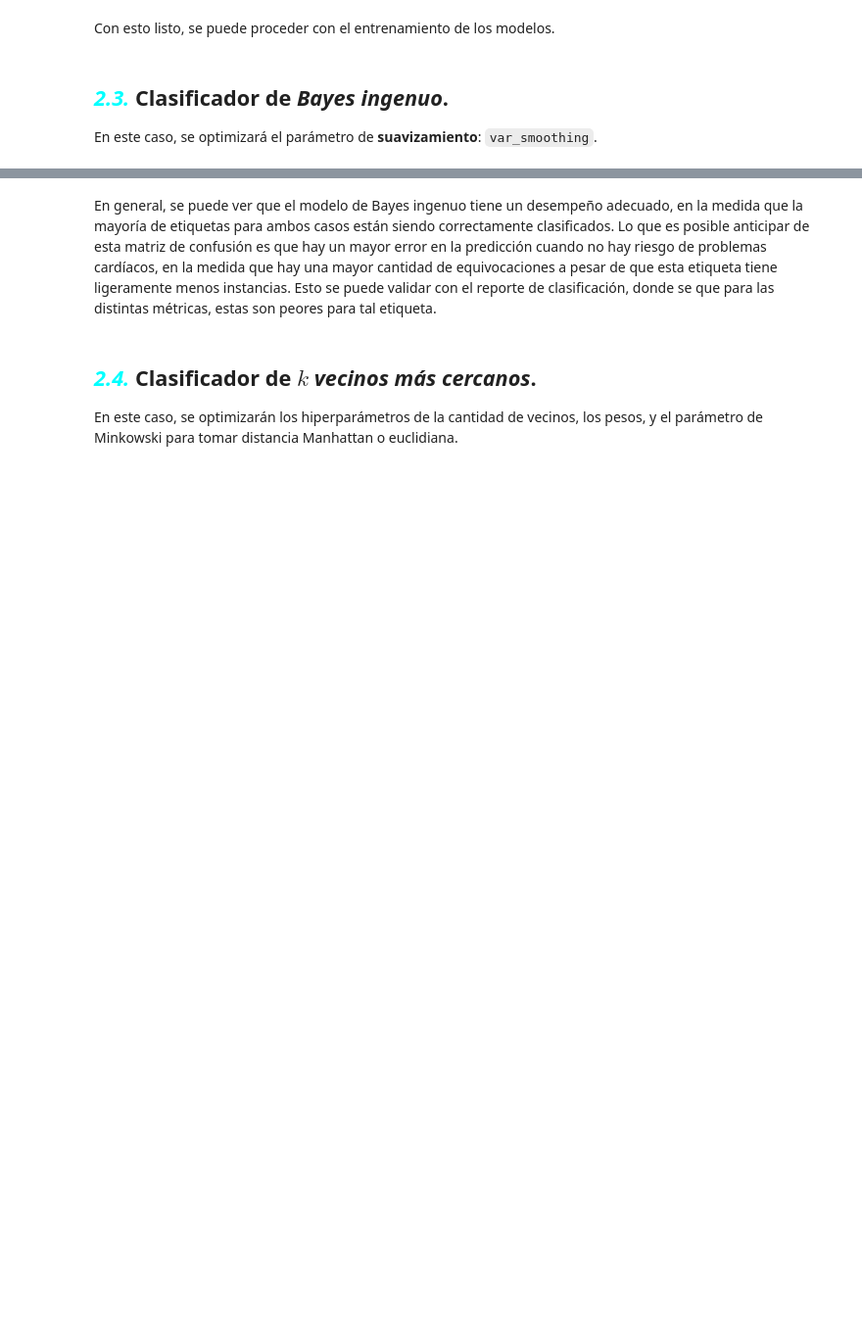
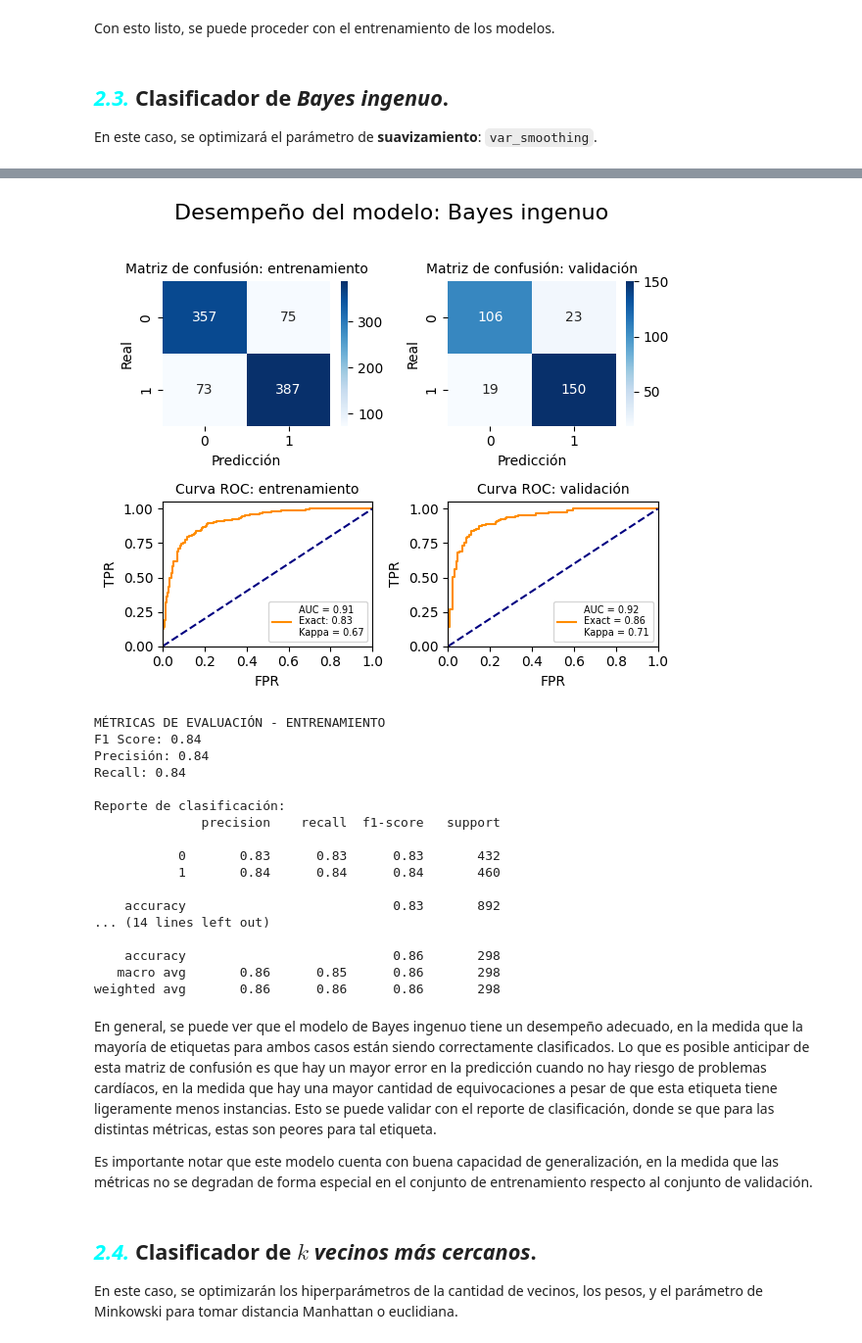
Before and after one commit to scuartasr/aprendmaq_entregable_1, a Jupyter notebook: Cuadernos/entreg1_clasif_regres.ipynb, the cells around one changed output, grey strips where cells are left out. Shown at 98% size. Cells and saved outputs as stored; diff of their text form; code cells hidden in the pictures; blank space fills up the shorter version.

```diff
--- a/Cuadernos/entreg1_clasif_regres.ipynb
+++ b/Cuadernos/entreg1_clasif_regres.ipynb
@@ -1052,8 +1113,7 @@ X_inic.head()
 #
 # Cambio de tipología de datos para variables categóricas
 cat_feats = ['sex', 'chest pain type', 'fasting blood sugar',
-             'resting ecg', 'exercise angina', 'ST slope',
-             'target']
+             'resting ecg', 'exercise angina', 'ST slope',]
 X_inic[cat_feats] = X_inic[cat_feats].astype('category')
 
 X_inic.info()
@@ -1228,5 +1392,28 @@ plot_confusion_and_roc(mejor_nb, X_test, y_test, modelo='Bayes ingenuo',)
+# %%
+plot_confusion_and_roc(mejor_nb, X_train, y_train, X_test, y_test, modelo='Bayes ingenuo',)
+# %% [output]
+[figure, added]
+MÉTRICAS DE EVALUACIÓN - ENTRENAMIENTO
+F1 Score: 0.84
+Precisión: 0.84
+Recall: 0.84
+
+Reporte de clasificación:
+              precision    recall  f1-score   support
+
+           0       0.83      0.83      0.83       432
+           1       0.84      0.84      0.84       460
+
+    accuracy                           0.83       892
+... (14 lines left out)
+
+    accuracy                           0.86       298
+   macro avg       0.86      0.85      0.86       298
+weighted avg       0.86      0.86      0.86       298
 # %% [markdown]
 En general, se puede ver que el modelo de Bayes ingenuo tiene un desempeño adecuado, en la medida que la mayoría de etiquetas para ambos casos están siendo correctamente clasificados. Lo que es posible anticipar de esta matriz de confusión es que hay un mayor error en la predicción cuando no hay riesgo de problemas cardíacos, en la medida que hay una mayor cantidad de equivocaciones a pesar de que esta etiqueta tiene ligeramente menos instancias. Esto se puede validar con el reporte de clasificación, donde se que para las distintas métricas, estas son peores para tal etiqueta.
+
+Es importante notar que este modelo cuenta con buena capacidad de generalización, en la medida que las métricas no se degradan de forma especial en el conjunto de entrenamiento respecto al conjunto de validación.
 # %% [markdown]
 ## <span style = 'color: cyan'>***2.4.***</span> Clasificador de ***$k$ vecinos más cercanos***.
 
```
Also changed, not shown: parts of 59 cells of this notebook.
